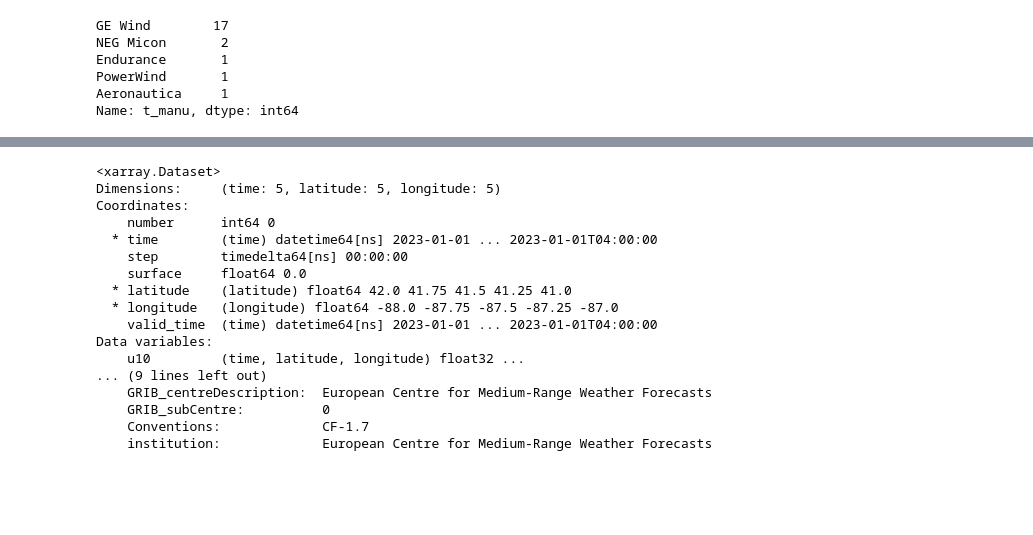
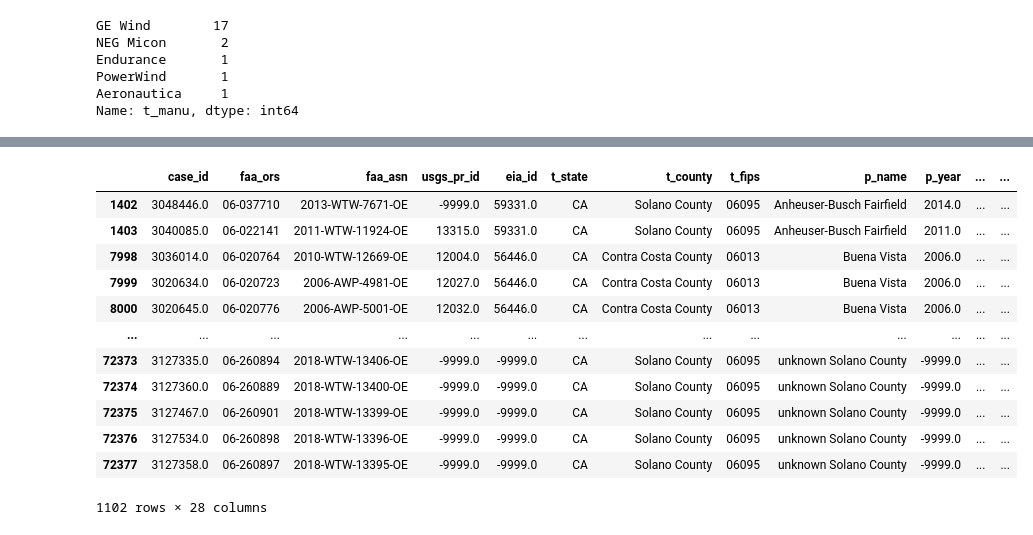
Before and after one commit to Qianru69/Wind-Prediction, a Jupyter notebook: Wind-Prediction.ipynb, the cells around one changed output, grey strips where cells are left out. Saved outputs shown, nothing was run; the diff lists cells and outputs as text; code cells hidden in the pictures; blank space fills up the shorter version.

Commit message:
changed file name

```diff
--- a/Wind-Prediction.ipynb
+++ b/Wind-Prediction.ipynb
@@ -195,20 +87,20 @@ Attributes:
-# %%
-data.head()
-# %% [output]
-<xarray.Dataset>
-Dimensions:     (time: 5, latitude: 5, longitude: 5)
-Coordinates:
-    number      int64 0
-  * time        (time) datetime64[ns] 2023-01-01 ... 2023-01-01T04:00:00
-    step        timedelta64[ns] 00:00:00
-    surface     float64 0.0
-  * latitude    (latitude) float64 42.0 41.75 41.5 41.25 41.0
-  * longitude   (longitude) float64 -88.0 -87.75 -87.5 -87.25 -87.0
-    valid_time  (time) datetime64[ns] 2023-01-01 ... 2023-01-01T04:00:00
-Data variables:
-    u10         (time, latitude, longitude) float32 ...
-... (9 lines left out)
-    GRIB_centreDescription:  European Centre for Medium-Range Weather Forecasts
-    GRIB_subCentre:          0
-    Conventions:             CF-1.7
-    institution:             European Centre for Medium-Range Weather Forecasts
+# %%
+long = gdf[gdf.xlong <= -120]
+long = long[long.xlong >= -124]
+lat =  long[long.ylat <= 40]
+lat = lat[lat.ylat >= 36]
+lat
+# %% [output]
+|  | case_id | faa_ors | faa_asn | usgs_pr_id | eia_id | t_state | t_county | t_fips | p_name | p_year | ... | ... |
+| 1402 | 3048446.0 | 06-037710 | 2013-WTW-7671-OE | -9999.0 | 59331.0 | CA | Solano County | 06095 | Anheuser-Busch Fairfield | 2014.0 | ... | ... |
+| 1403 | 3040085.0 | 06-022141 | 2011-WTW-11924-OE | 13315.0 | 59331.0 | CA | Solano County | 06095 | Anheuser-Busch Fairfield | 2011.0 | ... | ... |
+| 7998 | 3036014.0 | 06-020764 | 2010-WTW-12669-OE | 12004.0 | 56446.0 | CA | Contra Costa County | 06013 | Buena Vista | 2006.0 | ... | ... |
+| 7999 | 3020634.0 | 06-020723 | 2006-AWP-4981-OE | 12027.0 | 56446.0 | CA | Contra Costa County | 06013 | Buena Vista | 2006.0 | ... | ... |
+| 8000 | 3020645.0 | 06-020776 | 2006-AWP-5001-OE | 12032.0 | 56446.0 | CA | Contra Costa County | 06013 | Buena Vista | 2006.0 | ... | ... |
+| ... | ... | ... | ... | ... | ... | ... | ... | ... | ... | ... | ... | ... |
+| 72373 | 3127335.0 | 06-260894 | 2018-WTW-13406-OE | -9999.0 | -9999.0 | CA | Solano County | 06095 | unknown Solano County | -9999.0 | ... | ... |
+| 72374 | 3127360.0 | 06-260889 | 2018-WTW-13400-OE | -9999.0 | -9999.0 | CA | Solano County | 06095 | unknown Solano County | -9999.0 | ... | ... |
+| 72375 | 3127467.0 | 06-260901 | 2018-WTW-13399-OE | -9999.0 | -9999.0 | CA | Solano County | 06095 | unknown Solano County | -9999.0 | ... | ... |
+| 72376 | 3127534.0 | 06-260898 | 2018-WTW-13396-OE | -9999.0 | -9999.0 | CA | Solano County | 06095 | unknown Solano County | -9999.0 | ... | ... |
+| 72377 | 3127358.0 | 06-260897 | 2018-WTW-13395-OE | -9999.0 | -9999.0 | CA | Solano County | 06095 | unknown Solano County | -9999.0 | ... | ... |
+1102 rows × 28 columns
```
Also changed, not shown: parts of 20 cells of this notebook.
